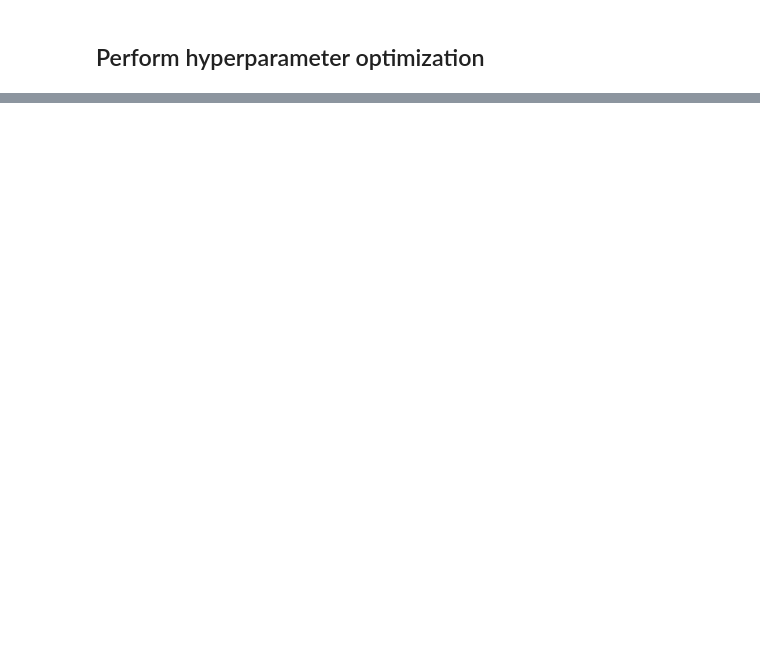
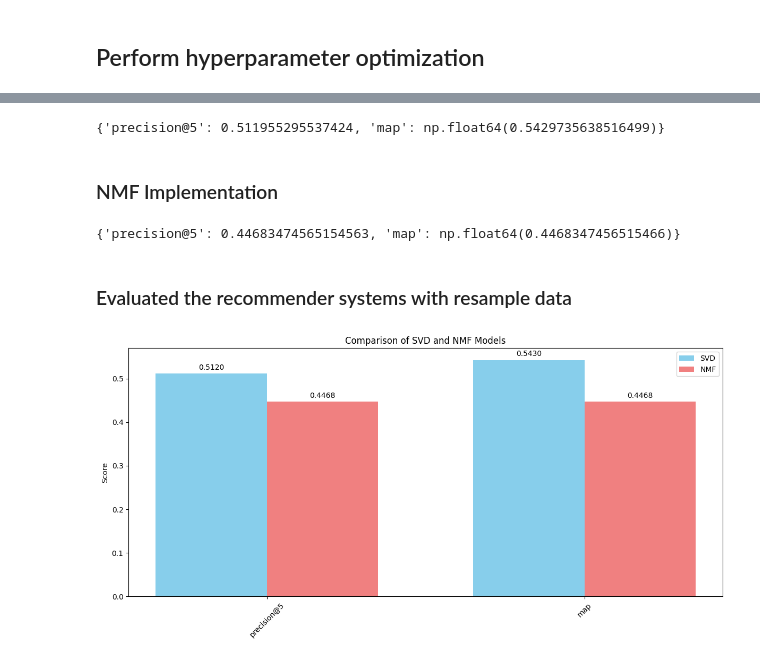
Before and after one commit to lendl-uy/ai201, a Jupyter notebook: mini_project/recommender.ipynb, the cells around one changed output, grey strips where cells are left out. Drawn from its saved outputs; the diff is of its cells as text; code cells hidden in the pictures; blank space fills up the shorter version.

```diff
--- a/mini_project/recommender.ipynb
+++ b/mini_project/recommender.ipynb
@@ -749,0 +612,49 @@ plot_metrics_comparison(svd_metrics, nmf_metrics)
+# %%
+# Scale the data
+scaler = StandardScaler()
+X_train_smote_std_scaled = scaler.fit_transform(X_train_smote)
+X_test_smote_std_scaled = scaler.transform(X_test_smote)
+
+# Train SVD
+svd = TruncatedSVD(n_components=3, random_state=0)
+X_train_smote_svd = svd.fit_transform(X_train_smote_std_scaled)
+
+# Transform test data
+X_test_smote_svd = svd.transform(X_test_smote_std_scaled)
+
+# Inference
+svd_smote_predictions = get_top_k_predictions(X_train_smote_svd, X_test_smote_svd, y_train_smote)
+
+# Evaluate metrics using precomputed predictions
+svd_smote_metrics = evaluate_recommendations(y_train_smote, y_test_smote, svd_smote_predictions, k=5)
+
+# Print results
+print(svd_smote_metrics)
+# %% [output]
+{'precision@5': 0.511955295537424, 'map': np.float64(0.5429735638516499)}
+# %% [markdown]
+### NMF Implementation
+# %%
+# Train NMF
+nmf = NMF(n_components=5, tol=1e-3, random_state=0)
+X_train_smote_nmf = nmf.fit_transform(X_train_smote)
+
+# Transform test data
+X_test_smote_nmf = nmf.transform(X_test_smote)
+
+# Inference
+nmf_smote_predictions = get_top_k_predictions(X_train_smote_nmf, X_test_smote_nmf, y_train_smote)
+
+# Evaluate metrics using precomputed predictions
+nmf_smote_metrics = evaluate_recommendations(y_train_smote, y_test_smote, nmf_smote_predictions, k=5)
+
+# Print results
+print(nmf_smote_metrics)
+# %% [output]
+{'precision@5': 0.44683474565154563, 'map': np.float64(0.4468347456515466)}
+# %% [markdown]
+### Evaluated the recommender systems with resample data
+# %%
+plot_metrics_comparison(svd_smote_metrics, nmf_smote_metrics)
+# %% [output]
+[figure, added]
```
Also changed, not shown: parts of 54 cells of this notebook.
